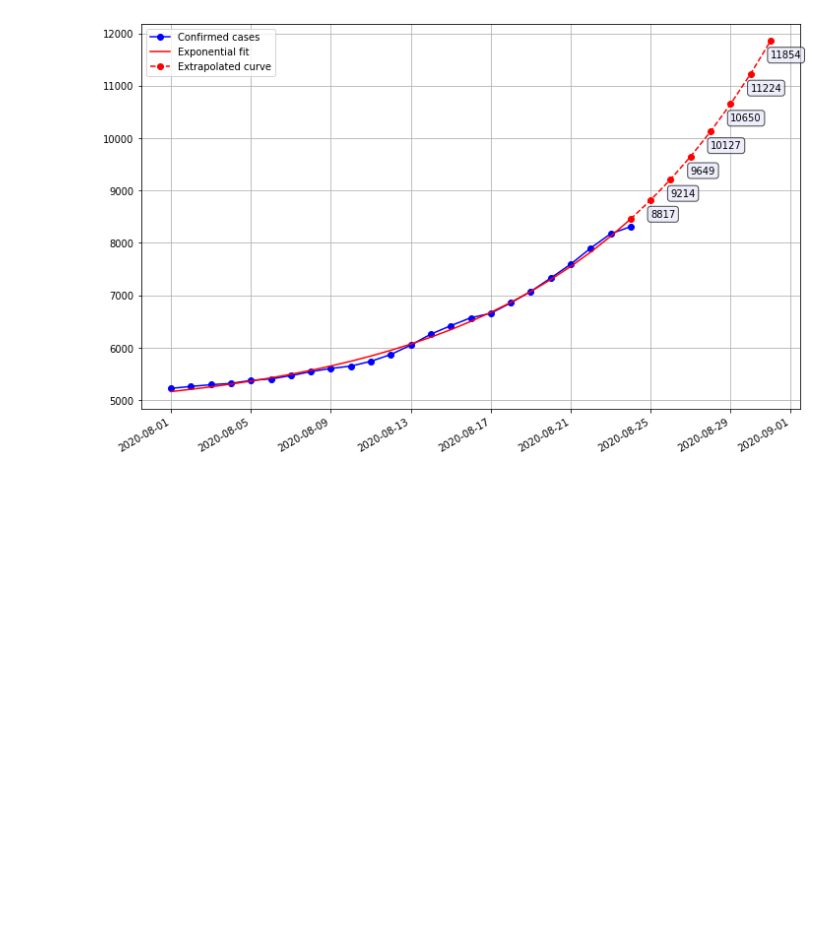
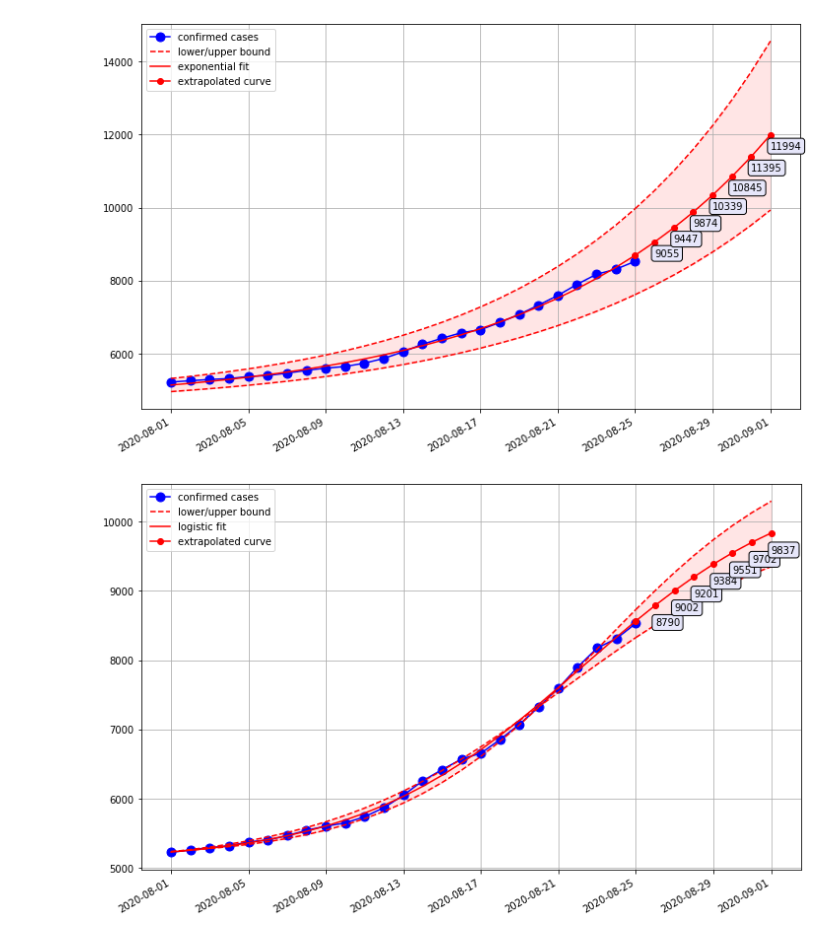
Before and after one commit to akapet00/coropy, a Jupyter notebook: sandbox/03-Second-Wave-EDA.ipynb, the cells around one changed output. Saved outputs shown, nothing was run; the diff lists cells and outputs as text; code cells hidden in the pictures; blank space fills up the shorter version.

Commit message:
rerun with new data and confidence intervals

```diff
--- a/sandbox/03-Second-Wave-EDA.ipynb
+++ b/sandbox/03-Second-Wave-EDA.ipynb
@@ -97,32 +97,52 @@ plot_dataframe(df_2)
 # %%
-def simulate(eff_date, confirmed_cases, n_days):
+def simulate(function, eff_date, confirmed_cases, n_days, plot_confidence_intervals=False):
     """
     Fit the data to exponential function and plot n_days forecast.
 
     Parameters
     ----------
+    function : str
+        Growth curve.
     eff_date : datetime.datetime
         Start date of simulation.
     confirmed_cases : numpy.ndarray
         Number of confirmed infected COVID-19 cases per day since eff_date.
     n_days : int
         Number of days to extrapolate.
+    plot_confidence_intervals : bool, optional
+        Plot confidence intervals.
     """
-    date_list = [eff_date + dt.timedelta(days=i) for i in range(confirmed_cases.size)]
     offset = np.min(confirmed_cases)
     confirmed_cases_adjusted = confirmed_cases - offset
-    exp_model = GrowthCOVIDModel(function='exponential', normalize=True)
+    exp_model = GrowthCOVIDModel(function=function, normalize=True, confidence_interval=plot_confidence_intervals)
     x, fitted_curve = exp_model.fit(confirmed_cases_adjusted)
+    date_list = [eff_date + dt.timedelta(days=i) for i in range(x.size)]
     x_future, predicted_curve = exp_model.predict(n_days)
-    date_list_future = [date_list[-1] + dt.timedelta(days=i) for i in range(predicted_curve.size)]
+    date_list_future = [date_list[-1] + dt.timedelta(days=i) for i in range(x_future.size)]
+    props = dict(boxstyle='round', facecolor='lavender', alpha=1.0)
 
     plt.figure(figsize=(12, 8))
-    plt.plot(date_list, confirmed_cases_adjusted + offset, color='blue', linestyle='-', marker='o', label='Confirmed cases')
-    plt.plot(date_list, fitted_curve + offset, color='red', linestyle='-', marker='None', label='Exponential fit')
-    plt.plot(date_list_future, predicted_curve + offset, color='red', linestyle='--', marker='o',  label='Extrapolated curve')
-    props = dict(boxstyle='round', facecolor='lavender', alpha=0.7)
-    for idx, vals in enumerate(zip(date_list_future[1:], predicted_curve[1:] + offset)):
-        plt.text(vals[0], vals[1] - 175, str(int(vals[1])), verticalalignment='top', bbox=props)
+    plt.plot(date_list, confirmed_cases_adjusted + offset, color='blue', linestyle='-', marker='o', markersize=9, label='confirmed cases')
+    if plot_confidence_intervals:
+        plt.plot(date_list, fitted_curve[0, :] + offset, color='red', linestyle='--', marker='None', label=f'lower/upper bound')
+        plt.plot(date_list, fitted_curve[1, :] + offset, color='red', linestyle='-', marker='None', label=f'{function} fit')
+        plt.plot(date_list, fitted_curve[2, :] + offset, color='red', linestyle='--', marker='None')
+        plt.fill_between(date_list, fitted_curve[0, :] + offset, fitted_curve[2, :] + offset, color='red', alpha=0.1)
+
+        plt.plot(date_list_future, predicted_curve[0, :] + offset, color='red', linestyle='--', marker='None')
+        plt.plot(date_list_future, predicted_curve[1, :] + offset, color='red', linestyle='-', marker='o',  label='extrapolated curve')
+        plt.plot(date_list_future, predicted_curve[2, :] + offset, color='red', linestyle='--', marker='None')
+        plt.fill_between(date_list_future, predicted_curve[0, :] + offset, predicted_curve[2, :] + offset, color='red', alpha=0.1)
+
+        for idx, vals in enumerate(zip(date_list_future[1:], predicted_curve[1, 1:] + offset)):
+            plt.text(vals[0], vals[1] - 175, str(int(vals[1])), verticalalignment='top', bbox=props)
+    else:
+        plt.plot(date_list, fitted_curve + offset, color='red', linestyle='-', marker='None', label=f'{function} fit')
+
+        plt.plot(date_list_future, predicted_curve + offset, color='red', linestyle='--', marker='o',  label='extrapolated curve')
+
+        for idx, vals in enumerate(zip(date_list_future[1:], predicted_curve[1:] + offset)):
+            plt.text(vals[0], vals[1] - 175, str(int(vals[1])), verticalalignment='top', bbox=props)
     plt.legend()
     plt.grid()
     plt.gcf().autofmt_xdate()
@@ -130,8 +150,10 @@ def simulate(eff_date, confirmed_cases, n_days):
 # %%
 eff_date = dt.datetime(2020, 8, 1)
 confirmed_cases = df_2[df_2.date > eff_date].confirmed_cases.values
 n_days = 7
 
-simulate(eff_date, confirmed_cases, n_days)
+simulate('exponential', eff_date, confirmed_cases, n_days, plot_confidence_intervals=True)
+simulate('logistic', eff_date, confirmed_cases, n_days, plot_confidence_intervals=True)
 # %% [output]
-[figure, old version]
+[figure, new version]
+[figure, added]
```
Also changed, not shown: parts of 2 cells of this notebook.
